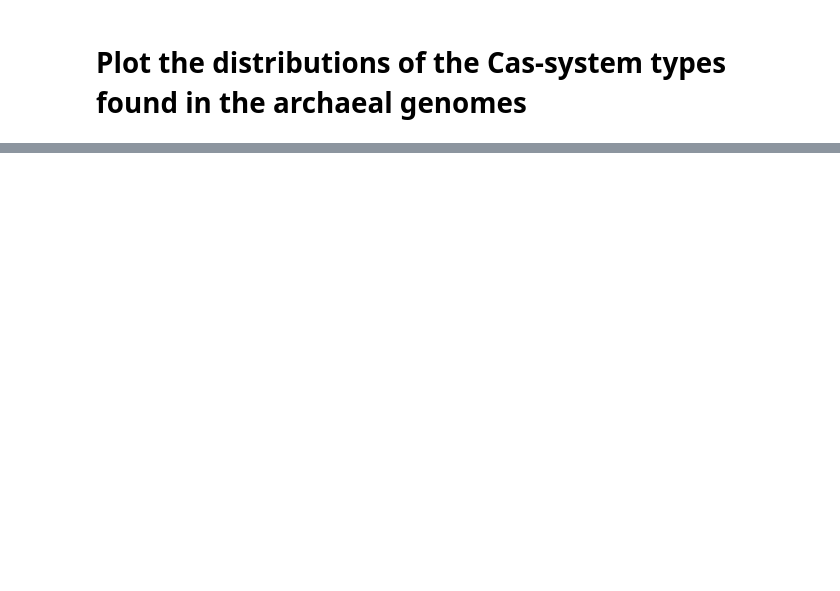
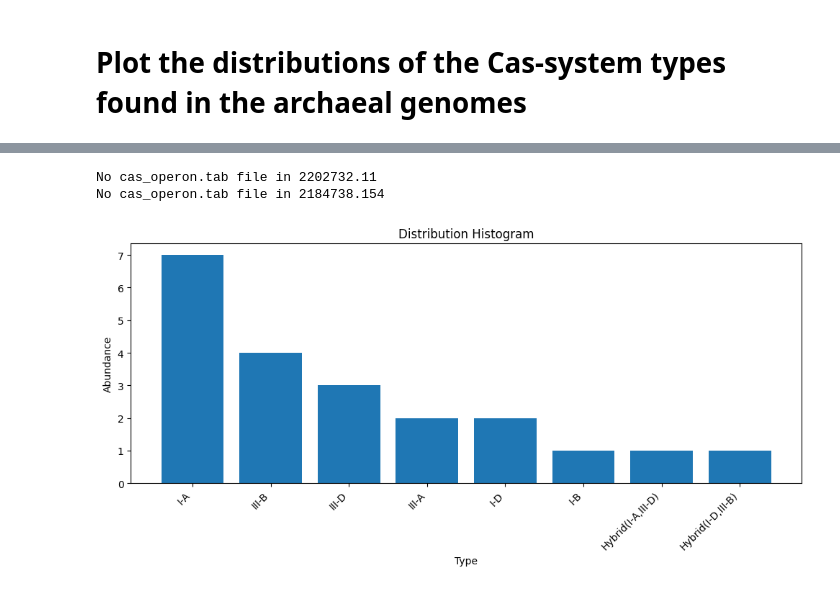
Before and after one commit to solarflip/identify_potential_antiCRISPR_cas_genes, a Jupyter notebook: out/cctyper/quality.ipynb, the cells around one changed output, grey strips where cells are left out. Cells and saved outputs as stored; diff of their text form; code cells hidden in the pictures; blank space fills up the shorter version.

```diff
--- a/out/cctyper/quality.ipynb
+++ b/out/cctyper/quality.ipynb
@@ -30,2 +83,9 @@ def retrieve_cas_system_types_found():
 # %%
 #  TACK
+path = "/u/home/praktikum/praktikum/identify_potential_antiCRISPR_cas_genes/out/cctyper/tack"
+result = dict(Counter(retrieve_cas_system_types_found(path)))
+plot_distributions(result)
+# %% [output]
+No cas_operon.tab file in 2202732.11
+No cas_operon.tab file in 2184738.154
+[figure, added]
```
Also changed, not shown: parts of 6 cells of this notebook, 1 other file.
